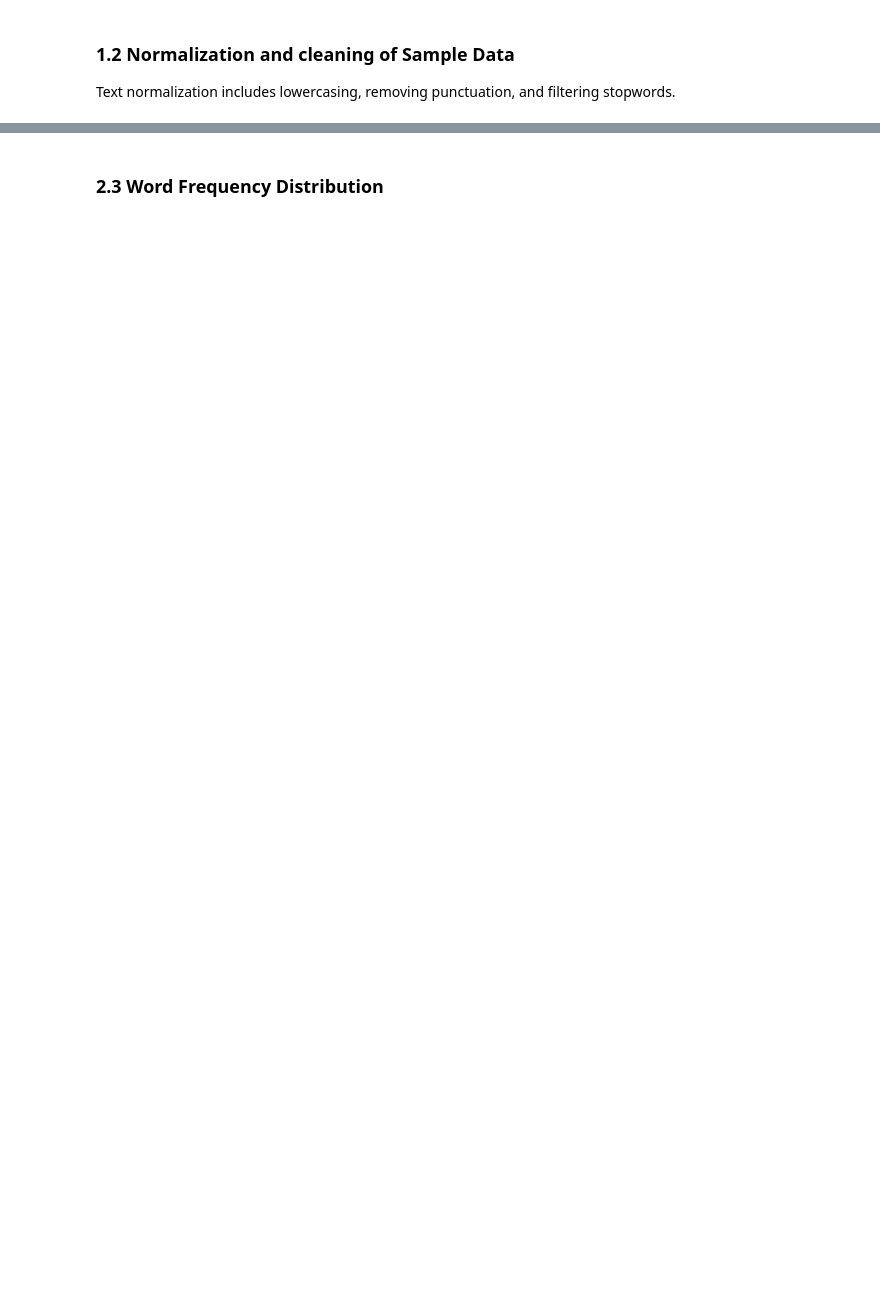
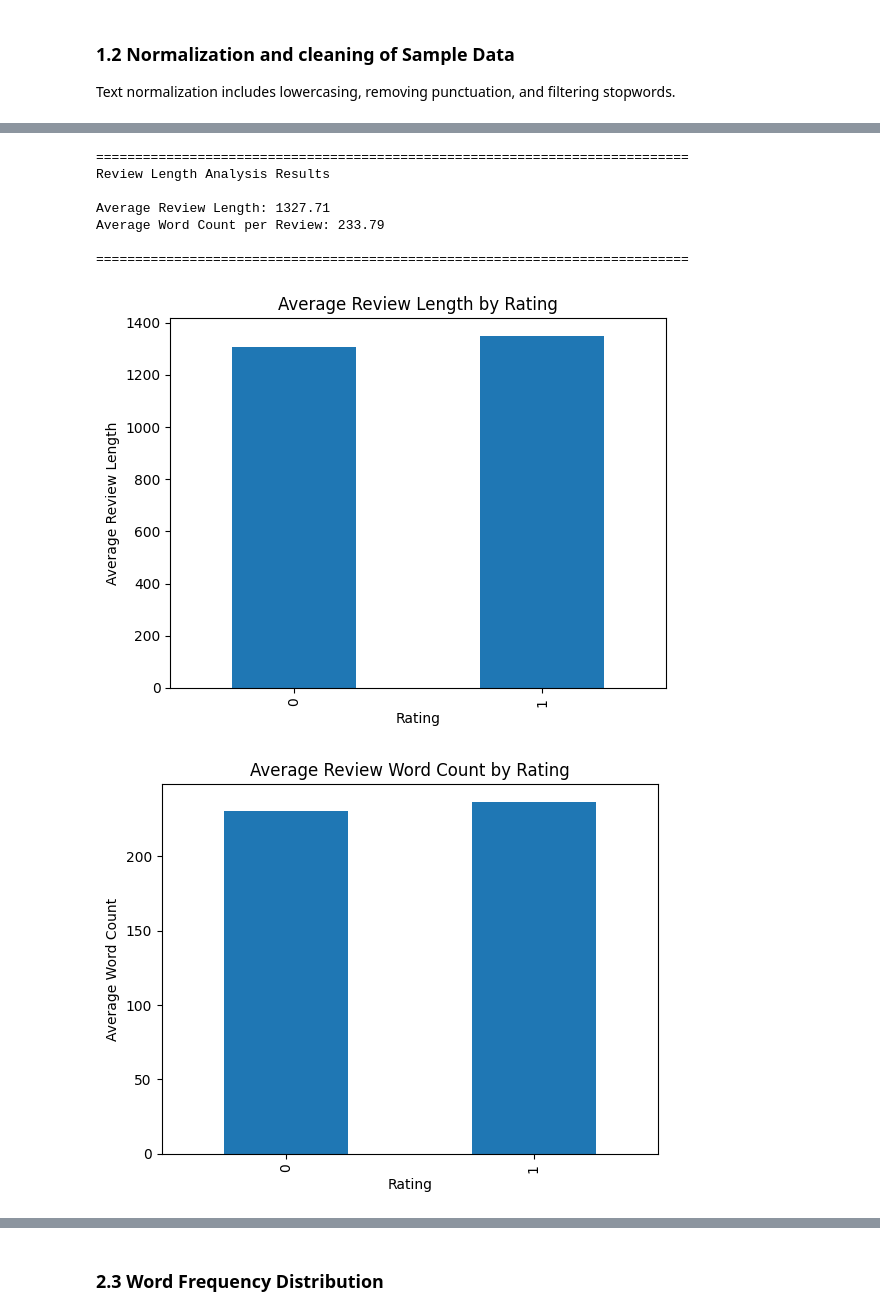
Before and after one commit to juanbucz/FullStackAcademyAICourse, a Jupyter notebook: Incremental Capstones/Capstone 13 - Natural Language Processing/Capstone 13 - Natural Language Processing.ipynb, the cells around one changed output, grey strips where cells are left out. Cells and saved outputs as stored; diff of their text form; code cells hidden in the pictures; blank space fills up the shorter version.

```diff
--- a/Incremental Capstones/Capstone 13 - Natural Language Processing/Capstone 13 - Natural Language Processing.ipynb
+++ b/Incremental Capstones/Capstone 13 - Natural Language Processing/Capstone 13 - Natural Language Processing.ipynb
@@ -438,0 +601,45 @@ This has be cleaned up as it could/will skew any training/predictions we do.
+# %%
+# Average character length of a review
+average_review_length = df_labeledMovieReviews['review'].str.len().mean()
+
+# Calculate average number of words per review
+average_review_word_count = df_labeledMovieReviews['review'].str.split().str.len().mean()
+
+print('============================================================================')
+print('Review Length Analysis Results')
+print()
+print(f'Average Review Length: {average_review_length:.2f}')
+print(f'Average Word Count per Review: {average_review_word_count:.2f}')
+print()
+print('============================================================================')
+
+
+df_reviewLength = df_labeledMovieReviews.copy(deep=True)
+df_reviewLength['average_review_length'] = average_review_length
+df_reviewLength['average_review_word_count'] = average_review_word_count
+
+df_labeledMovieReviews.groupby('sentiment')['review'].apply(
+                                                                lambda x: x.str.len().mean()
+                                                            ).plot(kind='bar')
+plt.title('Average Review Length by Rating')
+plt.ylabel('Average Review Length')
+plt.xlabel('Rating')
+plt.show()
+
+df_labeledMovieReviews.groupby('sentiment')['review'].apply(
+                                                                lambda x: x.str.split().str.len().mean()
+                                                            ).plot(kind='bar')
+plt.title('Average Review Word Count by Rating')
+plt.ylabel('Average Word Count')
+plt.xlabel('Rating')
+plt.show()
+# %% [output]
+============================================================================
+Review Length Analysis Results
+
+Average Review Length: 1327.71
+Average Word Count per Review: 233.79
+
+============================================================================
+[figure, added]
+[figure, added]
```
Also changed, not shown: parts of 41 cells of this notebook.
